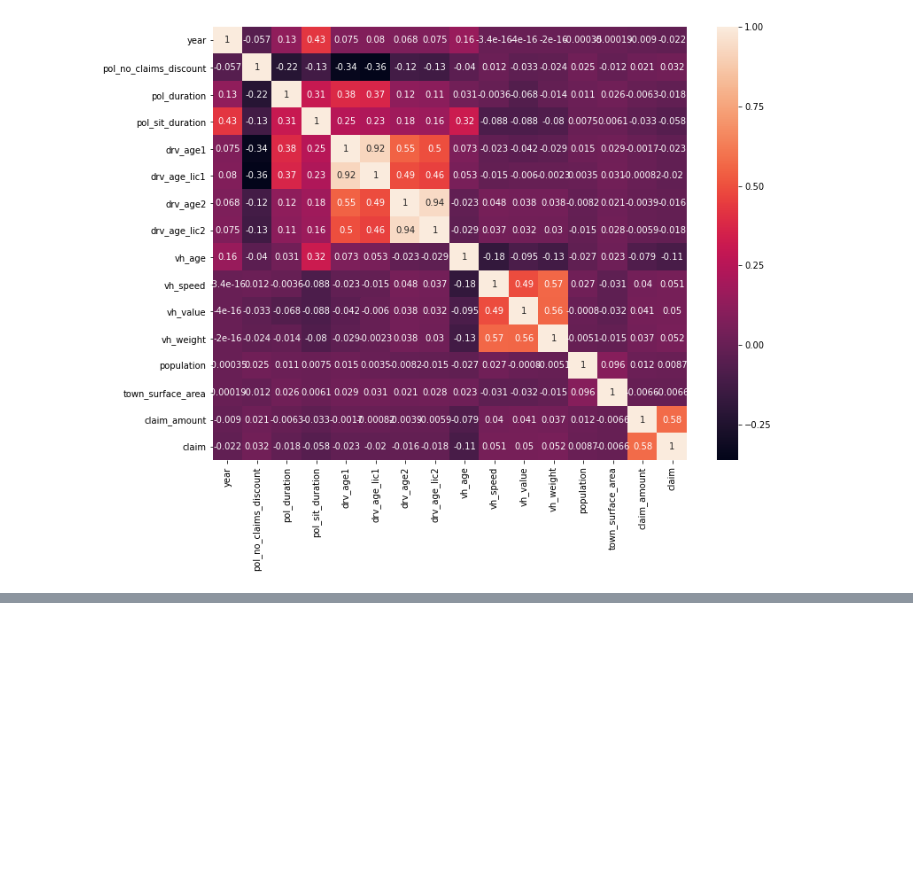
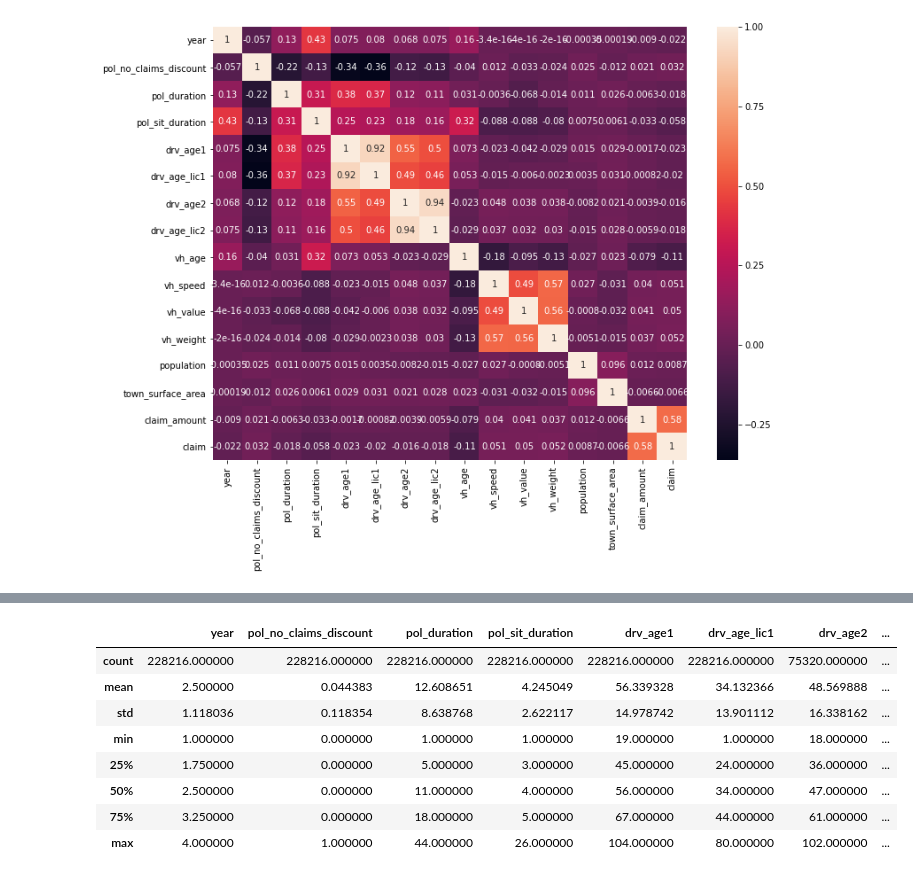
Before and after one commit to mariaferrol1988/experiments, a Jupyter notebook: projects/insurance/insurance.ipynb, the cells around one changed output, grey strips where cells are left out. Saved outputs shown, nothing was run; the diff lists cells and outputs as text; code cells hidden in the pictures; blank space fills up the shorter version.

```diff
--- a/projects/insurance/insurance.ipynb
+++ b/projects/insurance/insurance.ipynb
@@ -71,0 +176,12 @@ ax = sns.heatmap(df[float_list2].corr(), annot = True)
+# %%
+df.describe()
+# %% [output]
+|  | year | pol_no_claims_discount | pol_duration | pol_sit_duration | drv_age1 | drv_age_lic1 | drv_age2 | ... |
+| count | 228216.000000 | 228216.000000 | 228216.000000 | 228216.000000 | 228216.000000 | 228216.000000 | 75320.000000 | ... |
+| mean | 2.500000 | 0.044383 | 12.608651 | 4.245049 | 56.339328 | 34.132366 | 48.569888 | ... |
+| std | 1.118036 | 0.118354 | 8.638768 | 2.622117 | 14.978742 | 13.901112 | 16.338162 | ... |
+| min | 1.000000 | 0.000000 | 1.000000 | 1.000000 | 19.000000 | 1.000000 | 18.000000 | ... |
+| 25% | 1.750000 | 0.000000 | 5.000000 | 3.000000 | 45.000000 | 24.000000 | 36.000000 | ... |
+| 50% | 2.500000 | 0.000000 | 11.000000 | 4.000000 | 56.000000 | 34.000000 | 47.000000 | ... |
+| 75% | 3.250000 | 0.000000 | 18.000000 | 5.000000 | 67.000000 | 44.000000 | 61.000000 | ... |
+| max | 4.000000 | 1.000000 | 44.000000 | 26.000000 | 104.000000 | 80.000000 | 102.000000 | ... |
```
Also changed, not shown: parts of 18 cells of this notebook.
